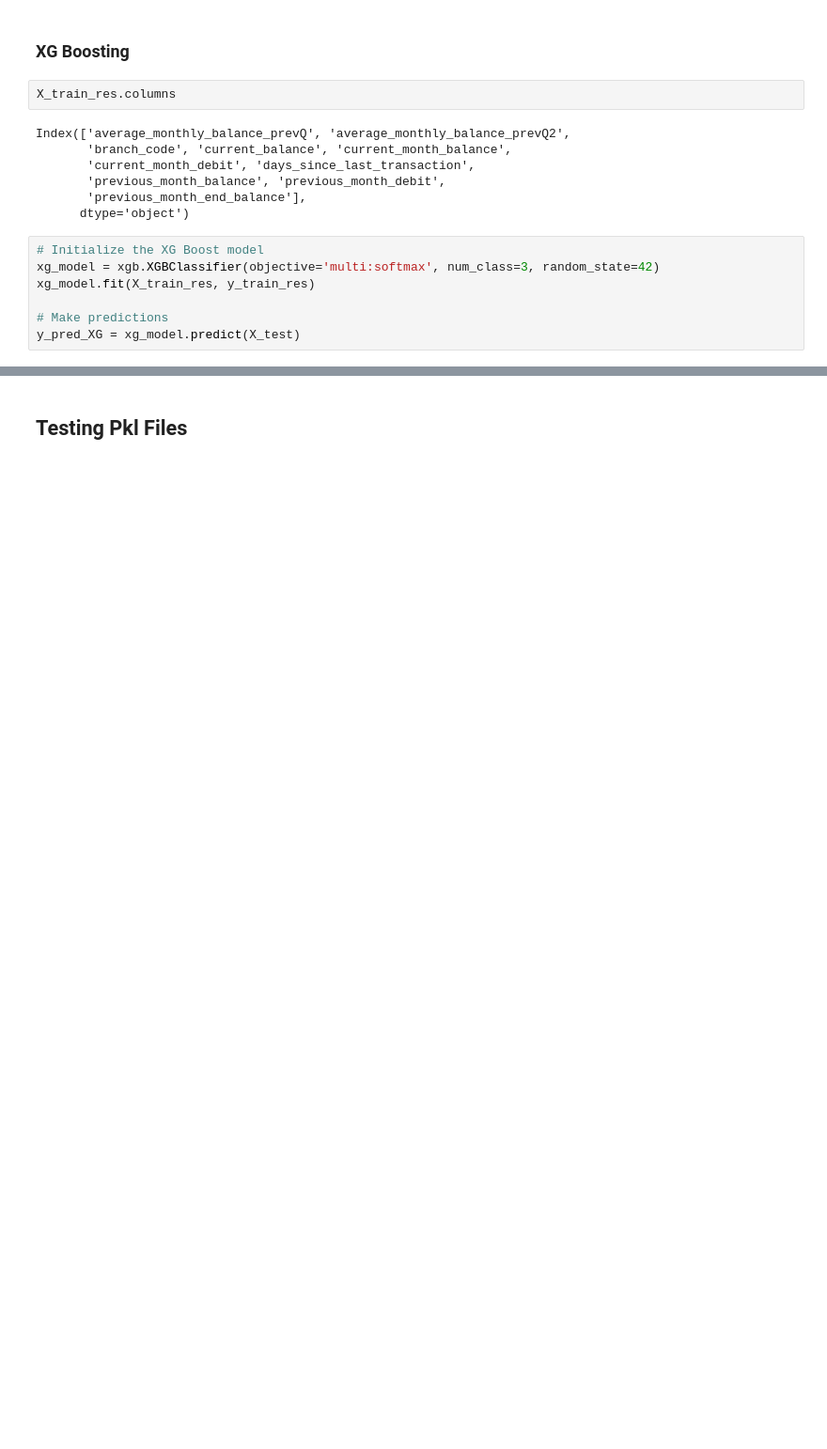
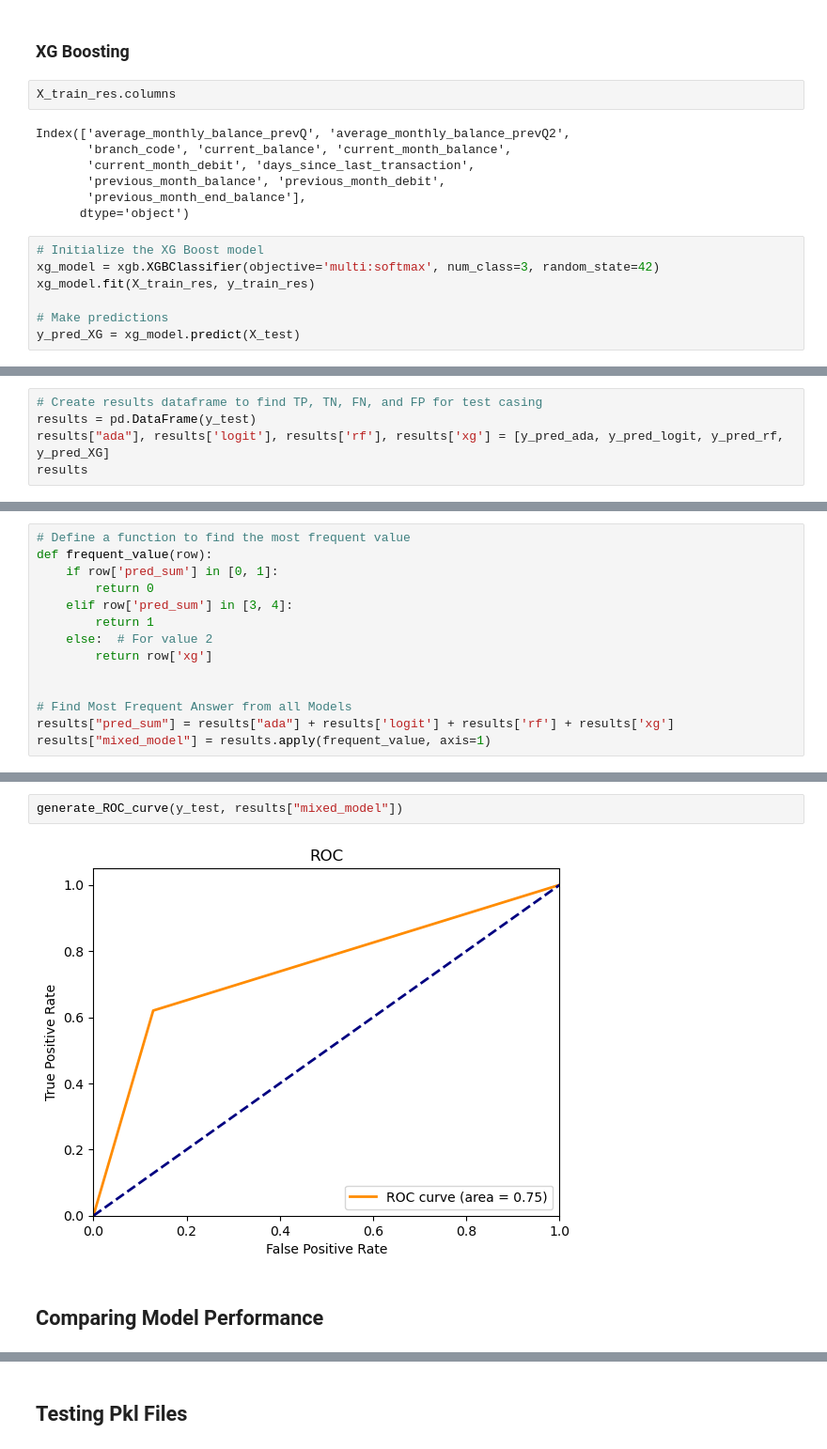
Before and after one commit to salaga-py2021/ChurnGuard, a Jupyter notebook: modeling.ipynb, the cells around one changed output, grey strips where cells are left out. Shown at 94% size. Drawn from its saved outputs; the diff is of its cells as text; blank space fills up the shorter version.

```diff
--- a/modeling.ipynb
+++ b/modeling.ipynb
@@ -369,0 +366,5 @@ Model exported successfully to model_results/xg_model.pkl
+# %%
+# Create results dataframe to find TP, TN, FN, and FP for test casing
+results = pd.DataFrame(y_test)
+results["ada"], results['logit'], results['rf'], results['xg'] = [y_pred_ada, y_pred_logit, y_pred_rf, y_pred_XG]
+results
@@ -369,0 +385,14 @@ Model exported successfully to model_results/xg_model.pkl
+# %%
+# Define a function to find the most frequent value
+def frequent_value(row):
+    if row['pred_sum'] in [0, 1]:
+        return 0
+    elif row['pred_sum'] in [3, 4]:
+        return 1
+    else:  # For value 2
+        return row['xg']
+
+
+# Find Most Frequent Answer from all Models
+results["pred_sum"] = results["ada"] + results['logit'] + results['rf'] + results['xg']
+results["mixed_model"] = results.apply(frequent_value, axis=1)
@@ -369,0 +412,6 @@ Model exported successfully to model_results/xg_model.pkl
+# %%
+generate_ROC_curve(y_test, results["mixed_model"])
+# %% [output]
+[figure, added]
+# %% [markdown]
+## Comparing Model Performance
```
Also changed, not shown: parts of 53 cells of this notebook, 45 other files.
